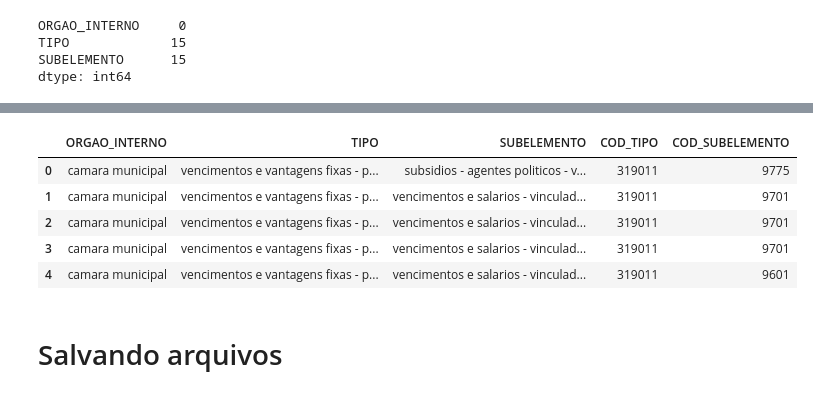
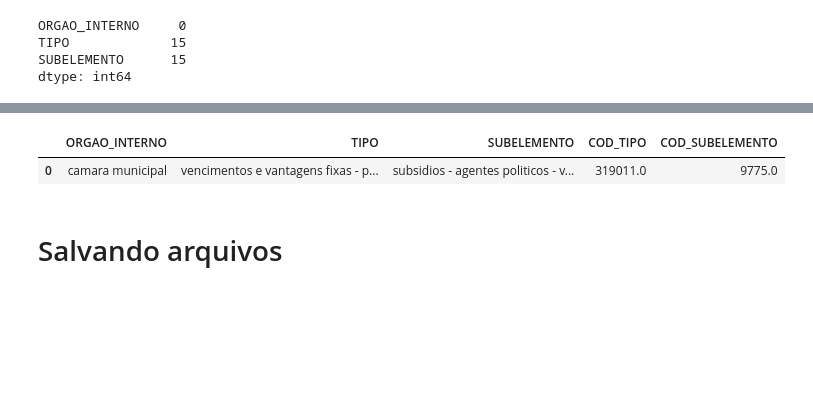
Before and after one commit to AllysonAbreu/dw_contas_publicas_2022, a Jupyter notebook: TCC2/dados/02_despesas/dados_para_carga/tratamento_novos_dados.ipynb, the cells around one changed output, grey strips where cells are left out. Saved outputs shown, nothing was run; the diff lists cells and outputs as text; code cells hidden in the pictures; blank space fills up the shorter version.

```diff
--- a/TCC2/dados/02_despesas/dados_para_carga/tratamento_novos_dados.ipynb
+++ b/TCC2/dados/02_despesas/dados_para_carga/tratamento_novos_dados.ipynb
@@ -1000,6 +936,3 @@ ORGAO_INTERNO     0
 TIPO             15
 SUBELEMENTO      15
 dtype: int64
-# %%
-df_classes_despesas_21_22 = tratar_column_tipo(df_classes_despesas_21_22)
-df_classes_despesas_21_22.head()
@@ -1013,3 +938,0 @@ df_classes_despesas_21_22.head()
-# %%
-df_classes_despesas_21_22 = tratar_column_subelemento(df_classes_despesas_21_22)
-df_classes_despesas_21_22.head()
@@ -1023,11 +939,7 @@ df_classes_despesas_21_22.head()
 # %%
-df_classes_despesas_21_22['TIPO'] = df_classes_despesas_21_22['TIPO'].apply(tratar_string)
-df_classes_despesas_21_22['SUBELEMENTO'] = df_classes_despesas_21_22['SUBELEMENTO'].apply(tratar_string)
-df_classes_despesas_21_22.head()
+df_classes_despesas_21_22 = tratar_coluna(df_classes_despesas_21_22, 'TIPO','COD_TIPO')
+df_classes_despesas_21_22 = tratar_coluna(df_classes_despesas_21_22, 'SUBELEMENTO','COD_SUBELEMENTO')
+df_classes_despesas_21_22.head(1)
 # %% [output]
 |  | ORGAO_INTERNO | TIPO | SUBELEMENTO | COD_TIPO | COD_SUBELEMENTO |
-| 0 | camara municipal | vencimentos e vantagens fixas - p... | subsidios - agentes politicos - v... | 319011 | 9775 |
-| 1 | camara municipal | vencimentos e vantagens fixas - p... | vencimentos e salarios - vinculad... | 319011 | 9701 |
-| 2 | camara municipal | vencimentos e vantagens fixas - p... | vencimentos e salarios - vinculad... | 319011 | 9701 |
-| 3 | camara municipal | vencimentos e vantagens fixas - p... | vencimentos e salarios - vinculad... | 319011 | 9701 |
-| 4 | camara municipal | vencimentos e vantagens fixas - p... | vencimentos e salarios - vinculad... | 319011 | 9601 |
+| 0 | camara municipal | vencimentos e vantagens fixas - p... | subsidios - agentes politicos - v... | 319011.0 | 9775.0 |
```
Also changed, not shown: parts of 7 cells of this notebook, 3 other files.
